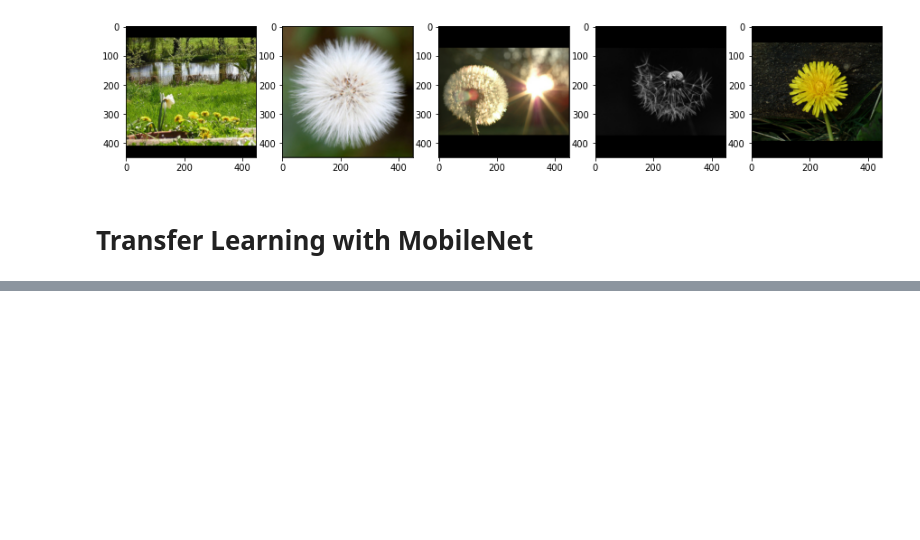
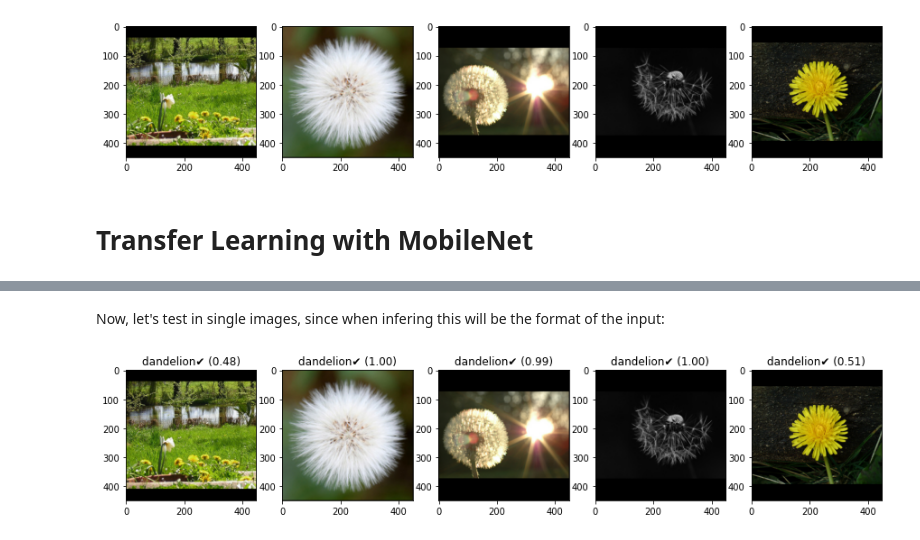
Before and after one commit to mmenendezg/Books, a Jupyter notebook: practical_ml_for_computer_vision/notebooks/chapter_6/c_reuse_layers.ipynb, the cells around one changed output, grey strips where cells are left out. Drawn from its saved outputs; the diff is of its cells as text; code cells hidden in the pictures; blank space fills up the shorter version.

```diff
--- a/practical_ml_for_computer_vision/notebooks/chapter_6/c_reuse_layers.ipynb
+++ b/practical_ml_for_computer_vision/notebooks/chapter_6/c_reuse_layers.ipynb
@@ -168,0 +239,20 @@ def train_and_evaluate(lrate=0.001, l1=0.0, l2=0.0, num_hidden=16):
+# %% [markdown]
+Now, let's test in single images, since when infering this will be the format of the input:
+# %%
+label = "dandelion"
+
+input_images = [create_preproc_image(file) for file in IMAGES_LIST]
+
+_, ax = plt.subplots(1, 5, figsize=(15, 25))
+for idx, image in enumerate(input_images):
+    ax[idx].imshow(image.numpy())
+    batch_image = tf.reshape(image, [1, 2 * IMG_HEIGHT, 2 * IMG_WIDTH, IMG_CHANNELS])
+    batch_pred = model.predict(batch_image)
+    pred = batch_pred[0]
+    pred_label_index = tf.math.argmax(pred).numpy()
+    pred_label = CLASS_NAMES[pred_label_index]
+    prob = pred[pred_label_index]
+    title_icon = '\u2714' if (pred_label == label) else '\u2717'
+    ax[idx].set_title(f'{pred_label}{title_icon} ({prob:.2f})')
+# %% [output]
+[figure, added]
```
Also changed, not shown: parts of 8 cells of this notebook, 4 other files.
